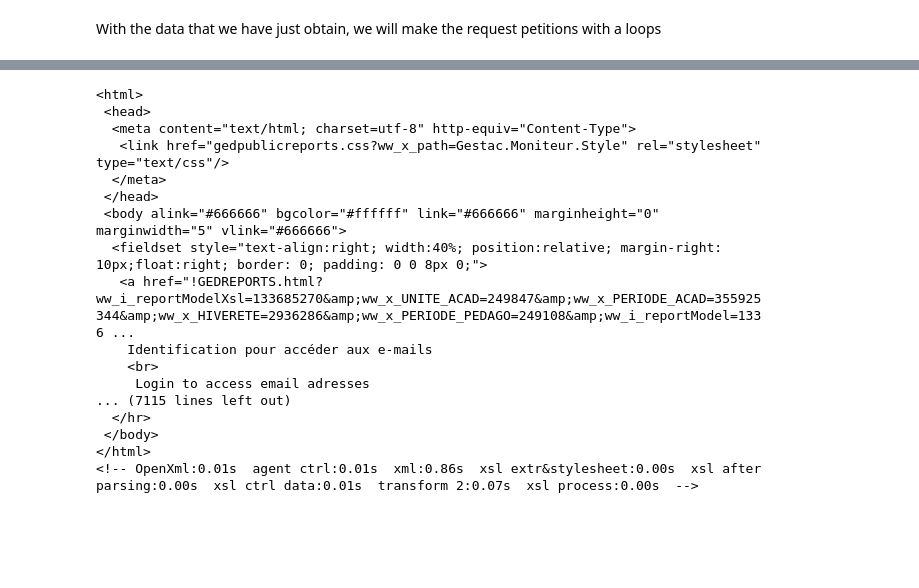
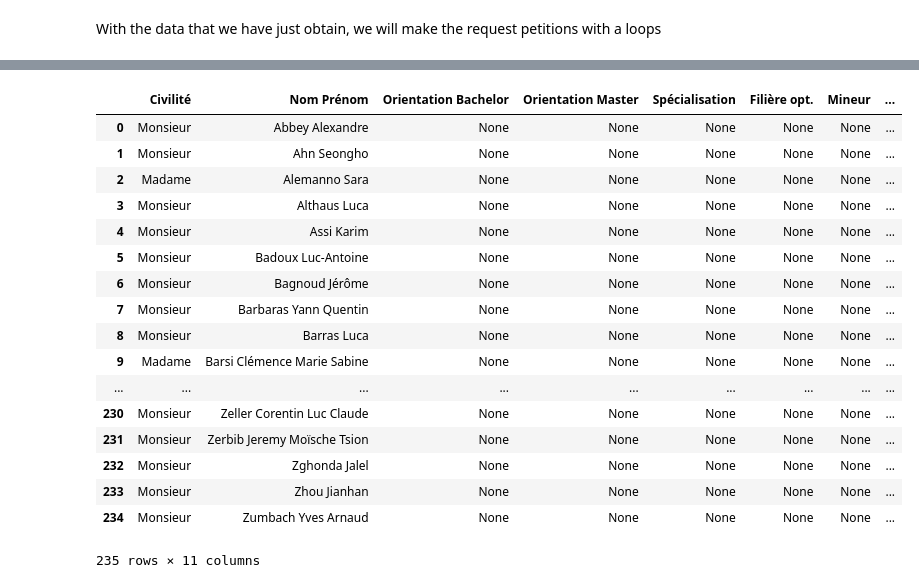
Before and after one commit to nutka7/Homework, a Jupyter notebook: 02 - Data from the Web/Master.ipynb, the cells around one changed output, grey strips where cells are left out. Saved outputs shown, nothing was run; the diff lists cells and outputs as text; code cells hidden in the pictures; blank space fills up the shorter version.

Commit message:
Added extracting table from HTML to pandas

```diff
--- a/02 - Data from the Web/Master.ipynb
+++ b/02 - Data from the Web/Master.ipynb
@@ -56,23 +56,39 @@ r.url
-# %%
-# Here we will need to parse the html using BeautifulSoup library.
-# The data that we want comes in a html table, won't be really hard to parse it.
-Data = BeautifulSoup(r.text, 'html.parser')
-print(Data.prettify())
-# %% [output]
-<html>
- <head>
-  <meta content="text/html; charset=utf-8" http-equiv="Content-Type">
-   <link href="gedpublicreports.css?ww_x_path=Gestac.Moniteur.Style" rel="stylesheet" type="text/css"/>
-  </meta>
- </head>
- <body alink="#666666" bgcolor="#ffffff" link="#666666" marginheight="0" marginwidth="5" vlink="#666666">
-  <fieldset style="text-align:right; width:40%; position:relative; margin-right: 10px;float:right; border: 0; padding: 0 0 8px 0;">
-   <a href="!GEDREPORTS.html?ww_i_reportModelXsl=133685270&amp;ww_x_UNITE_ACAD=249847&amp;ww_x_PERIODE_ACAD=355925344&amp;ww_x_HIVERETE=2936286&amp;ww_x_PERIODE_PEDAGO=249108&amp;ww_i_reportModel=1336 ...
-    Identification pour accéder aux e-mails
-    <br>
-     Login to access email adresses
-... (7115 lines left out)
-  </hr>
- </body>
-</html>
-<!-- OpenXml:0.01s  agent ctrl:0.01s  xml:0.86s  xsl extr&stylesheet:0.00s  xsl after parsing:0.00s  xsl ctrl data:0.01s  transform 2:0.07s  xsl process:0.00s  -->
+# %%
+# Here we will need to parse the html using BeautifulSoup library.
+# The data that we want comes in a html table, it won't be really hard to parse it into pandas dataframe.
+
+# For Bachelor semestre, Master semetre, Project Master the structure of the table is always the same.
+
+def extractTable(html):
+    """Extract the table from HTML into a pandas Dataframe."""
+    BStable = BeautifulSoup(html, 'html.parser').find('table')
+
+    BSRows = table.findAll('tr')
+    # BSrows[0] is just the title of the table, so we ignore it.
+    headerBSRow = BSRows[1]
+    headers = [th.string for th in headerBSRow]
+    # We drop the last column, because it's always empty (originally it is used to make the HTML table look better).
+    rows = [[tr.string for tr in BSRow.findAll('td')[:-1]] for BSRow in BSRows[2:]]
+    return pd.DataFrame(data=rows, columns=headers)
+
+# Example
+extractTable(r.text)
+# %% [output]
+|  | Civilité | Nom Prénom | Orientation Bachelor | Orientation Master | Spécialisation | Filière opt. | Mineur | ... |
+| 0 | Monsieur | Abbey Alexandre | None | None | None | None | None | ... |
+| 1 | Monsieur | Ahn Seongho | None | None | None | None | None | ... |
+| 2 | Madame | Alemanno Sara | None | None | None | None | None | ... |
+| 3 | Monsieur | Althaus Luca | None | None | None | None | None | ... |
+| 4 | Monsieur | Assi Karim | None | None | None | None | None | ... |
+| 5 | Monsieur | Badoux Luc-Antoine | None | None | None | None | None | ... |
+| 6 | Monsieur | Bagnoud Jérôme | None | None | None | None | None | ... |
+| 7 | Monsieur | Barbaras Yann Quentin | None | None | None | None | None | ... |
+| 8 | Monsieur | Barras Luca | None | None | None | None | None | ... |
+| 9 | Madame | Barsi Clémence Marie Sabine | None | None | None | None | None | ... |
+| ... | ... | ... | ... | ... | ... | ... | ... | ... |
+| 230 | Monsieur | Zeller Corentin Luc Claude | None | None | None | None | None | ... |
+| 231 | Monsieur | Zerbib Jeremy Moïsche Tsion | None | None | None | None | None | ... |
+| 232 | Monsieur | Zghonda Jalel | None | None | None | None | None | ... |
+| 233 | Monsieur | Zhou Jianhan | None | None | None | None | None | ... |
+| 234 | Monsieur | Zumbach Yves Arnaud | None | None | None | None | None | ... |
+235 rows × 11 columns
```
Also changed, not shown: parts of 1 cell of this notebook.
